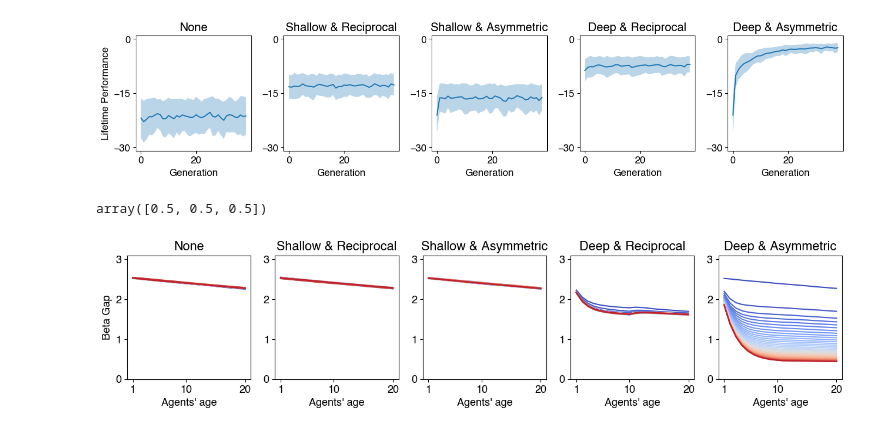
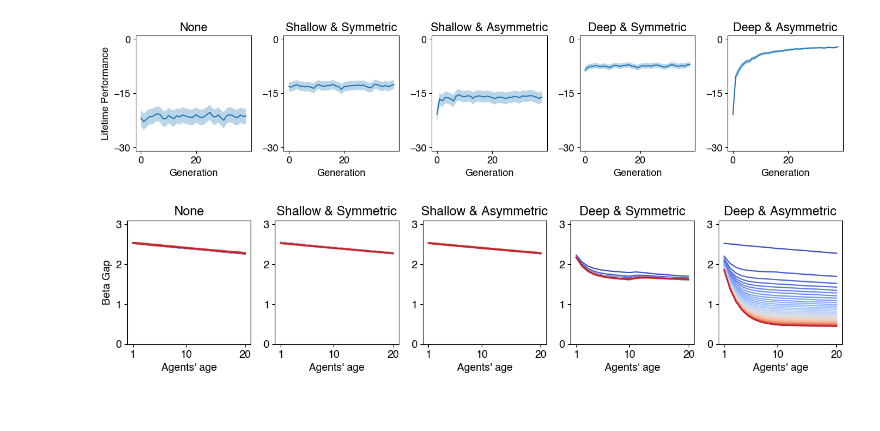
Before and after one commit to hiz-repo/depth-of-conformity-exp, a Jupyter notebook: analysis.ipynb, the cells around one changed output. Drawn from its saved outputs; the diff is of its cells as text; code cells hidden in the pictures.

```diff
--- a/analysis.ipynb
+++ b/analysis.ipynb
@@ -121,20 +74,18 @@ class ConformityAgent(Agent):
         if (self.conformity != "None"):
             if "Asymmetric" in self.conformity:
                 tgt_agents = [agent for agent in self.model.schedule.agents if (agent != self) & (agent.t_birth < self.t_birth)]
-            elif "Reciprocal" in self.conformity:
+            elif "Symmetric" in self.conformity:
                 tgt_agents = [agent for agent in self.model.schedule.agents if (agent != self)]
             if len(tgt_agents) > 0:
                 tgt_agent = np.random.choice(tgt_agents)
-                # tgt_agent = min([agent for agent in tgt_agents], key=lambda x: x.t_birth)
                 tgt_pred_y = self.model.current_x.dot(tgt_agent.beta)
                 self.pred_y += (tgt_pred_y - self.pred_y) * self.sensitivity # conform about this specific problem
                 if ("Deep" in self.conformity):
-                    # self.beta = gradient_descent_update(self.model.current_x, tgt_pred_y, self.beta, self.model.learning_rate)
                     self.beta += (tgt_agent.beta - self.beta) * self.sensitivity # comform about beta
 
         self.cum_performance += performance(self)
         self.lifespan -= 1
-        if self.lifespan < 0: # pass away in lifespan years
+        if self.lifespan < 0: # exit if the lifespan has passed
             self.model.schedule.remove(self)
 
 # Convenient functions
@@ -172,7 +123,6 @@ class GenerationModel(Model):
         self.n_agents_per_gen = n_agents_per_gen
 
         self.true_beta = np.random.uniform(0, 1, size=self.n_dim)
-        # self.init_beta_center = np.random.uniform(0, 1, size=self.n_dim)
         self.datacollector = DataCollector(
             agent_reporters={"t_birth": "t_birth", "beta_gap": beta_gap, "performance": performance, "cum_performance": "cum_performance"}
         )
@@ -190,8 +140,6 @@ class GenerationModel(Model):
                     unique_id=self.n_agents,
                     model=self,
                     t_birth=self.schedule.steps,
-                    # beta_init=np.random.uniform(0, 1, size=self.n_dim),
-                    # beta_init=np.random.normal(self.init_beta_center, scale=.01),
                     lifespan=self.lifespan,
                     p_learn=self.p_learn,
                     conformity=self.conformity,
@@ -221,7 +169,7 @@ def main_simulation(param, param_list):
     for p in tqdm(param_list):
         model_args[param] = p
         model_dict = {}
-        for cond_name in ['None', 'Shallow & Reciprocal', 'Shallow & Asymmetric', 'Deep & Reciprocal', 'Deep & Asymmetric']:
+        for cond_name in ['None', 'Shallow & Symmetric', 'Shallow & Asymmetric', 'Deep & Symmetric', 'Deep & Asymmetric']:
             model_args['conformity'] = cond_name
             model = GenerationModel(**model_args)
             for t in range(400):
@@ -243,5 +191,4 @@ def main_simulation(param, param_list):
 
     return output
 # %%
-%%time
-sim_50times = main_simulation('seed', range(100))
+sim_100times = main_simulation('seed', range(100))
@@ -251,44 +195,40 @@ Wall time: 1min 13s
 # %%
 fig, axes = plt.subplots(1, 5, figsize=(14, 3))
-for ax, (cond_name, model) in zip(axes, sim_50times['res_list'][0]['model_dict'].items()):
+for ax, (cond_name, model) in zip(axes, sim_100times['res_list'][0]['model_dict'].items()):
     ax.set_box_aspect(1)
     y = []
     for i in range(100):
-        result_df = sim_50times['res_list'][i]['model_dict'][cond_name].datacollector.get_agent_vars_dataframe().reset_index()
+        result_df = sim_100times['res_list'][i]['model_dict'][cond_name].datacollector.get_agent_vars_dataframe().reset_index()
         result_df['age'] = result_df.Step - result_df.t_birth
         cum_performance_per_gen = result_df[lambda x: x.age == 20].groupby("t_birth")['cum_performance'].mean()
         y.append(cum_performance_per_gen.values)
 
     d = pd.DataFrame({
         "x": cum_performance_per_gen.index / 10,
-        "y": np.array(y).mean(axis=0),
-        "err": np.array(y).std(axis=0)
+        "y": reduce(lambda a, b: a + b, y) / len(y), # calculate mean of 50 simulations
+        "err": reduce(lambda a, b: a + b, y) / len(y) / np.sqrt(len(y)) # calculate standard error of mean
     })
 
     # ax.scatter(x, y, label=cond_name, marker="+", alpha=.7)
     sns.lineplot(d, x="x", y="y", ax=ax, label=cond_name, legend=False)
     ax.fill_between(d.x, d.y - d.err, d.y + d.err, alpha=.3)
 
     ax.set_title(cond_name)
     ax.set_ylim(-31, 1)
     ax.set_yticks([0, -15, -30])
     # ax.legend(bbox_to_anchor=(1, 1), frameon=False)
     ax.set_xlabel("Generation")
     if cond_name == 'None':
         ax.set_ylabel("Lifetime Performance")
     else:
         ax.set_ylabel("")
 
 plt.tight_layout()
 plt.savefig("img/lifetime-performance.pdf")
 plt.show()
 plt.close()
 # %% [output]
-[figure, old version]
+[figure, new version]
-# %%
-np.array([[2,3], [5,6],[8,9]]).std(axis=1)
-# %% [output]
-array([0.5, 0.5, 0.5])
 # %%
 fig, axes = plt.subplots(1, 5, figsize=(13, 3))
 
```
Also changed, not shown: parts of 32 cells of this notebook.
